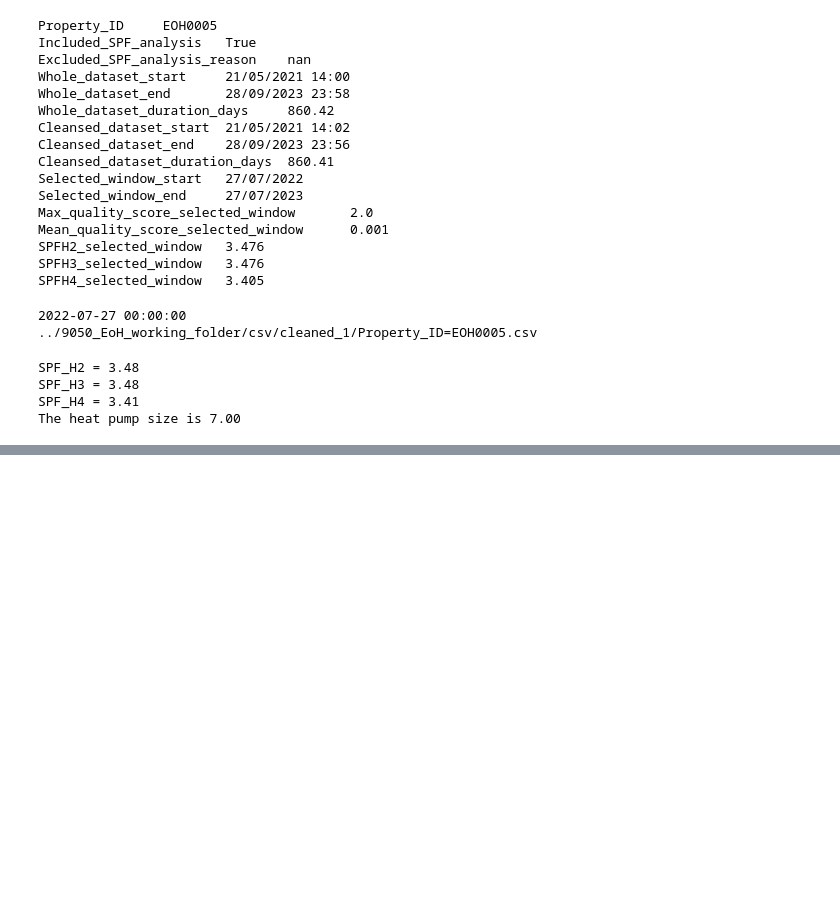
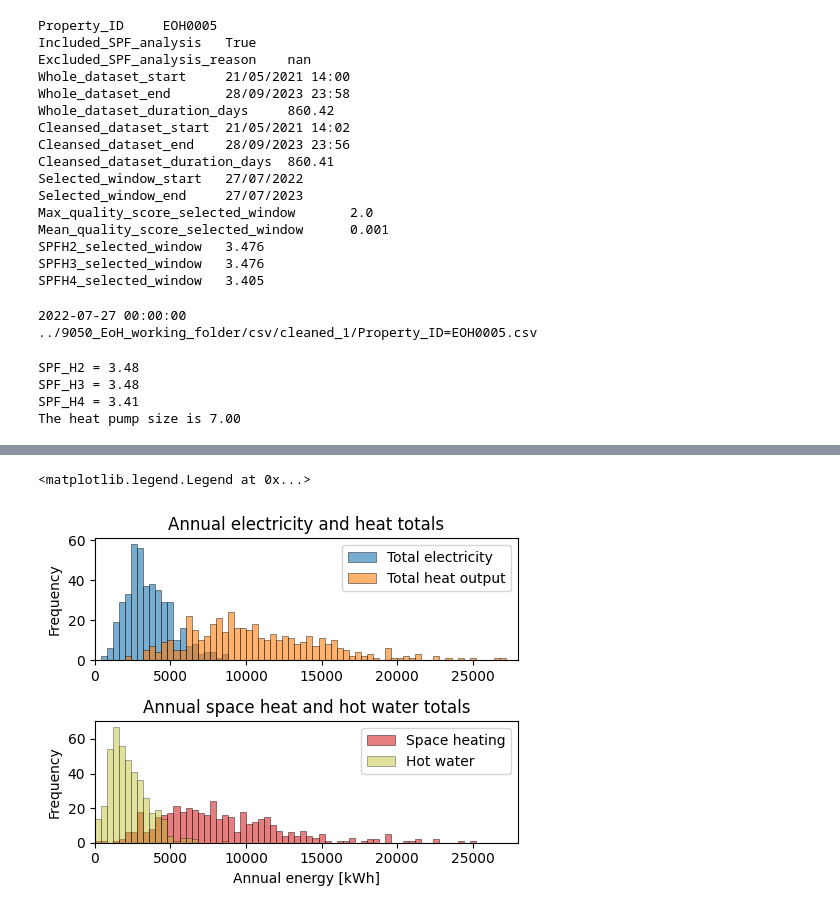
Before and after one commit to EdwardBarbour/HeatPumpDataAnalysis, a Jupyter notebook: Data_cleaning_new_data.ipynb, the cells around one changed output, grey strips where cells are left out. Saved outputs shown, nothing was run; the diff lists cells and outputs as text; code cells hidden in the pictures; blank space fills up the shorter version.

```diff
--- a/Data_cleaning_new_data.ipynb
+++ b/Data_cleaning_new_data.ipynb
@@ -332,0 +430,63 @@ for idx, fileName in fileNameDict.items():
+# %%
+# Histogram settings
+bin_width = 400  # kWh
+x_min = 0
+x_max = 28_000  # kWh (28 MWh)
+bins = np.arange(x_min, x_max + bin_width, bin_width)
+
+fig, axs = plt.subplots(2, 1, figsize=(5, 4), tight_layout=True)
+
+# ── Upper plot: total electricity & total heat ────────────────────────────────
+axs[0].hist(
+    elec_totals,
+    bins=bins,
+    alpha=0.6,
+    label="Total electricity",
+    edgecolor="k",
+    linewidth=0.5
+)
+
+axs[0].hist(
+    heat_totals,
+    bins=bins,
+    alpha=0.6,
+    label="Total heat output",
+    edgecolor="k",
+    linewidth=0.5
+)
+
+axs[0].set_xlim(x_min, x_max)
+axs[0].set_ylabel("Frequency")
+axs[0].set_title("Annual electricity and heat totals")
+axs[0].legend()
+
+# ── Lower plot: space heat & hot water ─────────────────────────────────────────
+# ── Lower plot: space heat & hot water ─────────────────────────────────────────
+axs[1].hist(
+    sh_totals,
+    bins=bins,
+    alpha=0.6,
+    label="Space heating",
+    color="tab:red",
+    edgecolor="k",
+    linewidth=0.5
+)
+
+axs[1].hist(
+    hw_totals,
+    bins=bins,
+    alpha=0.45,
+    label="Hot water",
+    color="tab:olive",
+    edgecolor="k",
+    linewidth=0.5
+)
+
+axs[1].set_xlim(x_min, x_max)
+axs[1].set_xlabel("Annual energy [kWh]")
+axs[1].set_ylabel("Frequency")
+axs[1].set_title("Annual space heat and hot water totals")
+axs[1].legend()
+# %% [output]
+<matplotlib.legend.Legend at 0x...>
+[figure, added]
```
Also changed, not shown: parts of 11 cells of this notebook, 2 other files.
